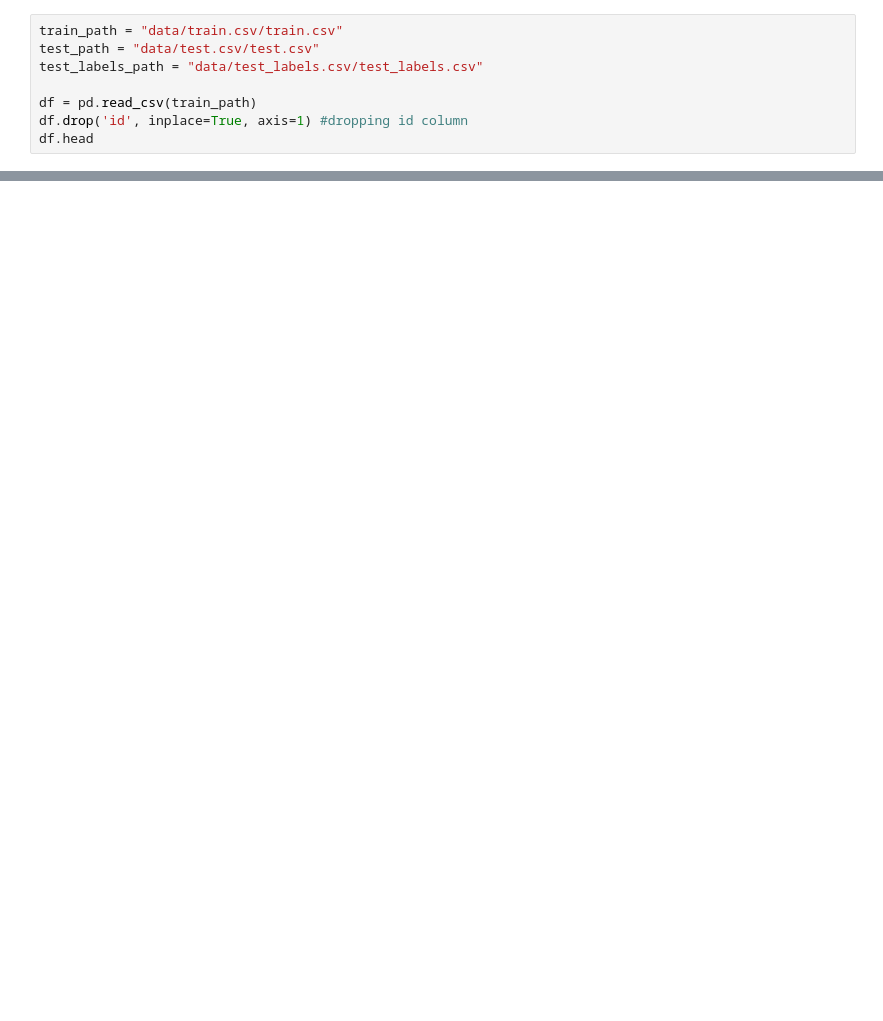
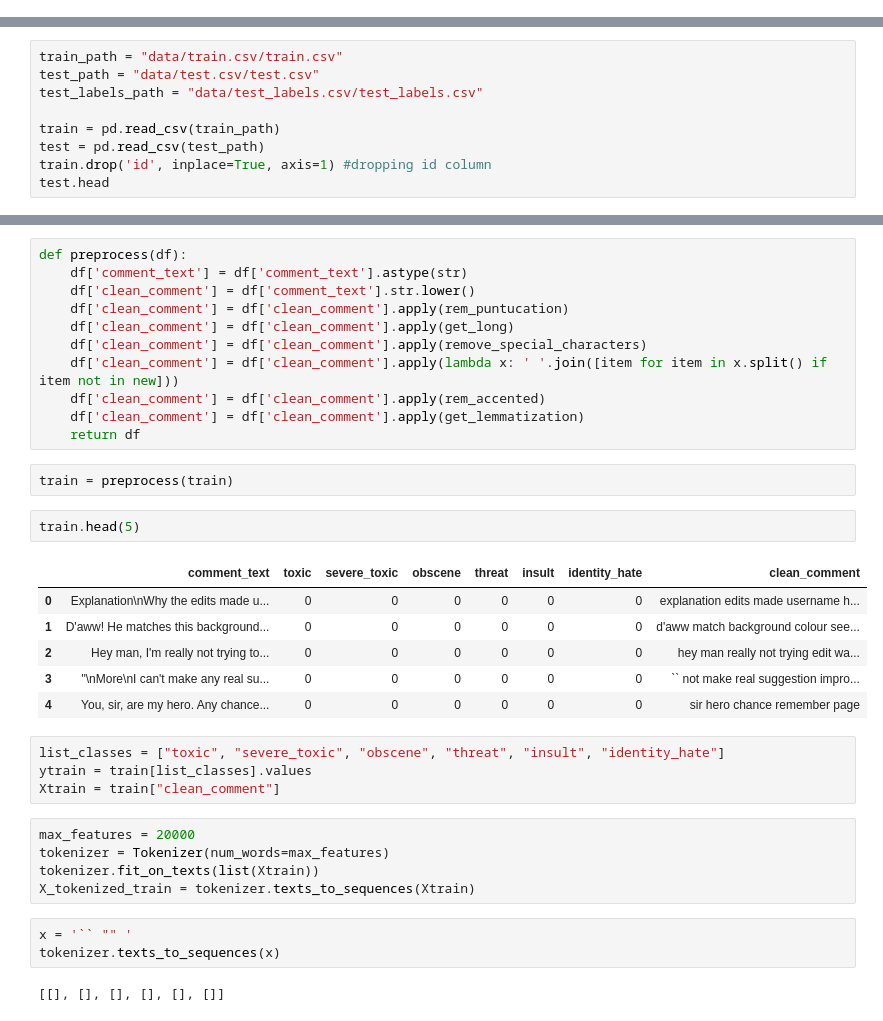
Before and after one commit to allwinlucious/NLP_Toxic_Comment_Classification, a Jupyter notebook: Toxic Comment Classification.ipynb, the cells around one changed output, grey strips where cells are left out. Cells and saved outputs as stored; diff of their text form; blank space fills up the shorter version.

```diff
--- a/Toxic Comment Classification.ipynb
+++ b/Toxic Comment Classification.ipynb
@@ -18,8 +0,0 @@ Import data
-# %%
-train_path = "data/train.csv/train.csv"
-test_path = "data/test.csv/test.csv"
-test_labels_path = "data/test_labels.csv/test_labels.csv"
-
-df = pd.read_csv(train_path)
-df.drop('id', inplace=True, axis=1) #dropping id column
-df.head
@@ -107,0 +22,9 @@ Name: comment_text, Length: 159571, dtype: object
+# %%
+train_path = "data/train.csv/train.csv"
+test_path = "data/test.csv/test.csv"
+test_labels_path = "data/test_labels.csv/test_labels.csv"
+
+train = pd.read_csv(train_path)
+test = pd.read_csv(test_path)
+train.drop('id', inplace=True, axis=1) #dropping id column
+test.head
@@ -107,0 +167,36 @@ Name: comment_text, Length: 159571, dtype: object
+# %%
+def preprocess(df):
+    df['comment_text'] = df['comment_text'].astype(str)
+    df['clean_comment'] = df['comment_text'].str.lower()
+    df['clean_comment'] = df['clean_comment'].apply(rem_puntucation)
+    df['clean_comment'] = df['clean_comment'].apply(get_long)
+    df['clean_comment'] = df['clean_comment'].apply(remove_special_characters)
+    df['clean_comment'] = df['clean_comment'].apply(lambda x: ' '.join([item for item in x.split() if item not in new]))
+    df['clean_comment'] = df['clean_comment'].apply(rem_accented)
+    df['clean_comment'] = df['clean_comment'].apply(get_lemmatization)
+    return df
+# %%
+train = preprocess(train)
+# %%
+train.head(5)
+# %% [output]
+|  | comment_text | toxic | severe_toxic | obscene | threat | insult | identity_hate | clean_comment |
+| 0 | Explanation\nWhy the edits made u... | 0 | 0 | 0 | 0 | 0 | 0 | explanation edits made username h... |
+| 1 | D'aww! He matches this background... | 0 | 0 | 0 | 0 | 0 | 0 | d'aww match background colour see... |
+| 2 | Hey man, I'm really not trying to... | 0 | 0 | 0 | 0 | 0 | 0 | hey man really not trying edit wa... |
+| 3 | "\nMore\nI can't make any real su... | 0 | 0 | 0 | 0 | 0 | 0 | `` not make real suggestion impro... |
+| 4 | You, sir, are my hero. Any chance... | 0 | 0 | 0 | 0 | 0 | 0 | sir hero chance remember page |
+# %%
+list_classes = ["toxic", "severe_toxic", "obscene", "threat", "insult", "identity_hate"]
+ytrain = train[list_classes].values
+Xtrain = train["clean_comment"]
+# %%
+max_features = 20000
+tokenizer = Tokenizer(num_words=max_features)
+tokenizer.fit_on_texts(list(Xtrain))
+X_tokenized_train = tokenizer.texts_to_sequences(Xtrain)
+# %%
+x = '`` "" '
+tokenizer.texts_to_sequences(x)
+# %% [output]
+[[], [], [], [], [], []]
```
Also changed, not shown: parts of 34 cells of this notebook, 5 other files.
